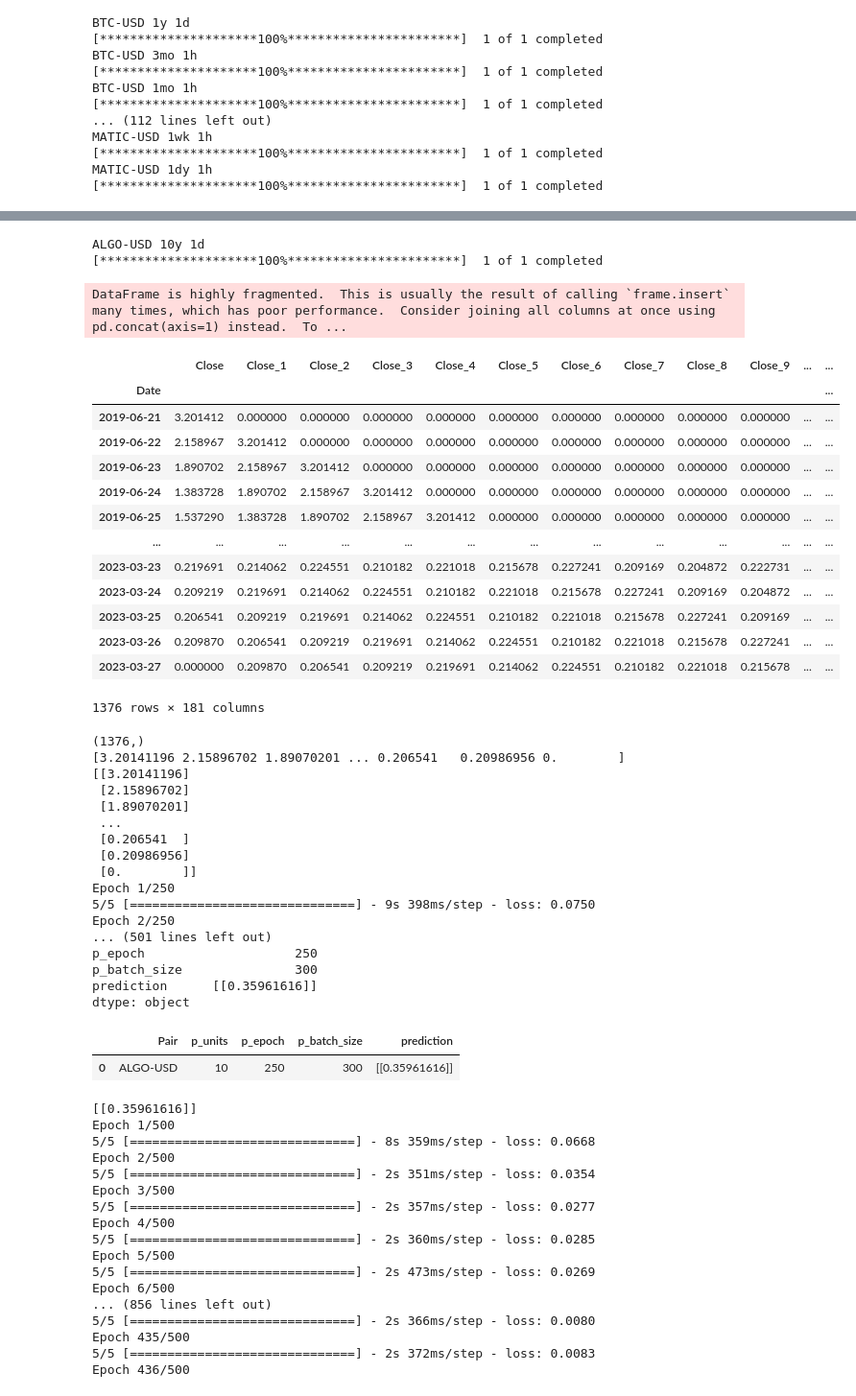
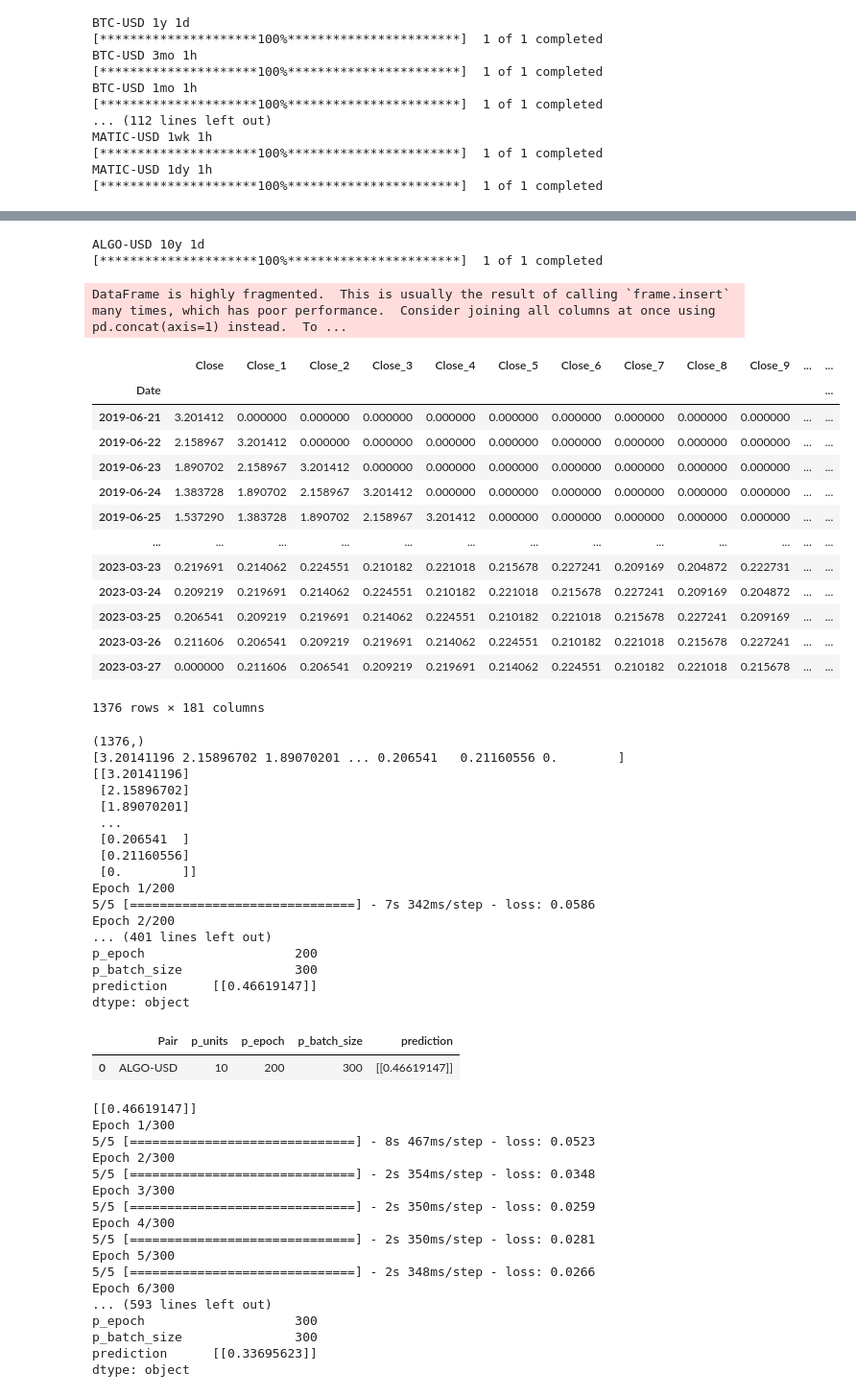
Before and after one commit to ozukun/Crypto_Project, a Jupyter notebook: Crypto_Main.ipynb, the cells around one changed output, grey strips where cells are left out. Shown at 96% size. Drawn from its saved outputs; the diff is of its cells as text; code cells hidden in the pictures.

```diff
--- a/Crypto_Main.ipynb
+++ b/Crypto_Main.ipynb
@@ -619,72 +619,72 @@ def calc_LTSM( p_units ,p_epoch ,p_batch_size ):
     print(row1)
     df_RNN.loc[len(df_RNN.index)] = row1
     display(df_RNN)
     return predicted_stock_price_f
 
 
 
-x1=calc_LTSM(10,250,300)
+x1=calc_LTSM(10,200,300)
 print(x1)
-x2=calc_LTSM(10,500,300)
+x2=calc_LTSM(10,300,300)
 print(x2)
-x3=calc_LTSM(10,1000,300)
+x3=calc_LTSM(10,500,300)
 print(x3)
 
 
 
 display(df_RNN)
 print(df_RNN.prediction.mean)
 # %% [output]
 ALGO-USD 10y 1d
 [*********************100%***********************]  1 of 1 completed
 DataFrame is highly fragmented.  This is usually the result of calling `frame.insert` many times, which has poor performance.  Consider joining all columns at once using pd.concat(axis=1) instead.  To ...
 |  | Close | Close_1 | Close_2 | Close_3 | Close_4 | Close_5 | Close_6 | Close_7 | Close_8 | Close_9 | ... | ... |
 | Date |  |  |  |  |  |  |  |  |  |  |  | ... |
 | 2019-06-21 | 3.201412 | 0.000000 | 0.000000 | 0.000000 | 0.000000 | 0.000000 | 0.000000 | 0.000000 | 0.000000 | 0.000000 | ... | ... |
 | 2019-06-22 | 2.158967 | 3.201412 | 0.000000 | 0.000000 | 0.000000 | 0.000000 | 0.000000 | 0.000000 | 0.000000 | 0.000000 | ... | ... |
 | 2019-06-23 | 1.890702 | 2.158967 | 3.201412 | 0.000000 | 0.000000 | 0.000000 | 0.000000 | 0.000000 | 0.000000 | 0.000000 | ... | ... |
 | 2019-06-24 | 1.383728 | 1.890702 | 2.158967 | 3.201412 | 0.000000 | 0.000000 | 0.000000 | 0.000000 | 0.000000 | 0.000000 | ... | ... |
 | 2019-06-25 | 1.537290 | 1.383728 | 1.890702 | 2.158967 | 3.201412 | 0.000000 | 0.000000 | 0.000000 | 0.000000 | 0.000000 | ... | ... |
 | ... | ... | ... | ... | ... | ... | ... | ... | ... | ... | ... | ... | ... |
 | 2023-03-23 | 0.219691 | 0.214062 | 0.224551 | 0.210182 | 0.221018 | 0.215678 | 0.227241 | 0.209169 | 0.204872 | 0.222731 | ... | ... |
 | 2023-03-24 | 0.209219 | 0.219691 | 0.214062 | 0.224551 | 0.210182 | 0.221018 | 0.215678 | 0.227241 | 0.209169 | 0.204872 | ... | ... |
 | 2023-03-25 | 0.206541 | 0.209219 | 0.219691 | 0.214062 | 0.224551 | 0.210182 | 0.221018 | 0.215678 | 0.227241 | 0.209169 | ... | ... |
-| 2023-03-26 | 0.209870 | 0.206541 | 0.209219 | 0.219691 | 0.214062 | 0.224551 | 0.210182 | 0.221018 | 0.215678 | 0.227241 | ... | ... |
-| 2023-03-27 | 0.000000 | 0.209870 | 0.206541 | 0.209219 | 0.219691 | 0.214062 | 0.224551 | 0.210182 | 0.221018 | 0.215678 | ... | ... |
+| 2023-03-26 | 0.211606 | 0.206541 | 0.209219 | 0.219691 | 0.214062 | 0.224551 | 0.210182 | 0.221018 | 0.215678 | 0.227241 | ... | ... |
+| 2023-03-27 | 0.000000 | 0.211606 | 0.206541 | 0.209219 | 0.219691 | 0.214062 | 0.224551 | 0.210182 | 0.221018 | 0.215678 | ... | ... |
 1376 rows × 181 columns
 (1376,)
-[3.20141196 2.15896702 1.89070201 ... 0.206541   0.20986956 0.        ]
+[3.20141196 2.15896702 1.89070201 ... 0.206541   0.21160556 0.        ]
 [[3.20141196]
  [2.15896702]
  [1.89070201]
  ...
  [0.206541  ]
- [0.20986956]
+ [0.21160556]
  [0.        ]]
-Epoch 1/250
-5/5 [==============================] - 9s 398ms/step - loss: 0.0750
-Epoch 2/250
-... (501 lines left out)
-p_epoch                    250
+Epoch 1/200
+5/5 [==============================] - 7s 342ms/step - loss: 0.0586
+Epoch 2/200
+... (401 lines left out)
+p_epoch                    200
 p_batch_size               300
-prediction      [[0.35961616]]
+prediction      [[0.46619147]]
 dtype: object
 |  | Pair | p_units | p_epoch | p_batch_size | prediction |
-| 0 | ALGO-USD | 10 | 250 | 300 | [[0.35961616]] |
+| 0 | ALGO-USD | 10 | 200 | 300 | [[0.46619147]] |
-[[0.35961616]]
-Epoch 1/500
-5/5 [==============================] - 8s 359ms/step - loss: 0.0668
-Epoch 2/500
-5/5 [==============================] - 2s 351ms/step - loss: 0.0354
-Epoch 3/500
-5/5 [==============================] - 2s 357ms/step - loss: 0.0277
-Epoch 4/500
-5/5 [==============================] - 2s 360ms/step - loss: 0.0285
-Epoch 5/500
-5/5 [==============================] - 2s 473ms/step - loss: 0.0269
-Epoch 6/500
-... (856 lines left out)
-5/5 [==============================] - 2s 366ms/step - loss: 0.0080
-Epoch 435/500
-5/5 [==============================] - 2s 372ms/step - loss: 0.0083
-Epoch 436/500
+[[0.46619147]]
+Epoch 1/300
+5/5 [==============================] - 8s 467ms/step - loss: 0.0523
+Epoch 2/300
+5/5 [==============================] - 2s 354ms/step - loss: 0.0348
+Epoch 3/300
+5/5 [==============================] - 2s 350ms/step - loss: 0.0259
+Epoch 4/300
+5/5 [==============================] - 2s 350ms/step - loss: 0.0281
+Epoch 5/300
+5/5 [==============================] - 2s 348ms/step - loss: 0.0266
+Epoch 6/300
+... (593 lines left out)
+p_epoch                    300
+p_batch_size               300
+prediction      [[0.33695623]]
+dtype: object
```
Also changed, not shown: parts of 14 cells of this notebook.
